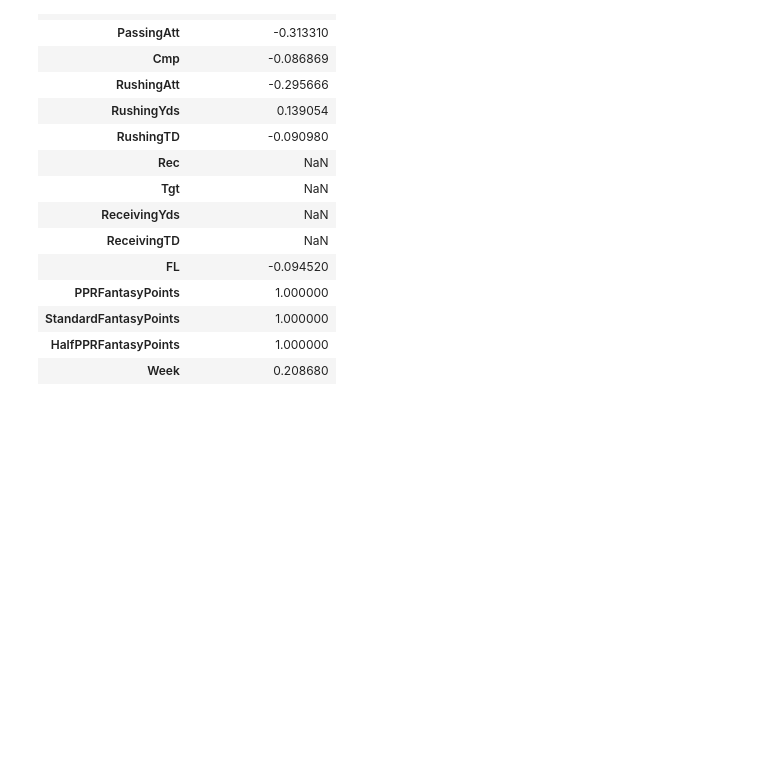
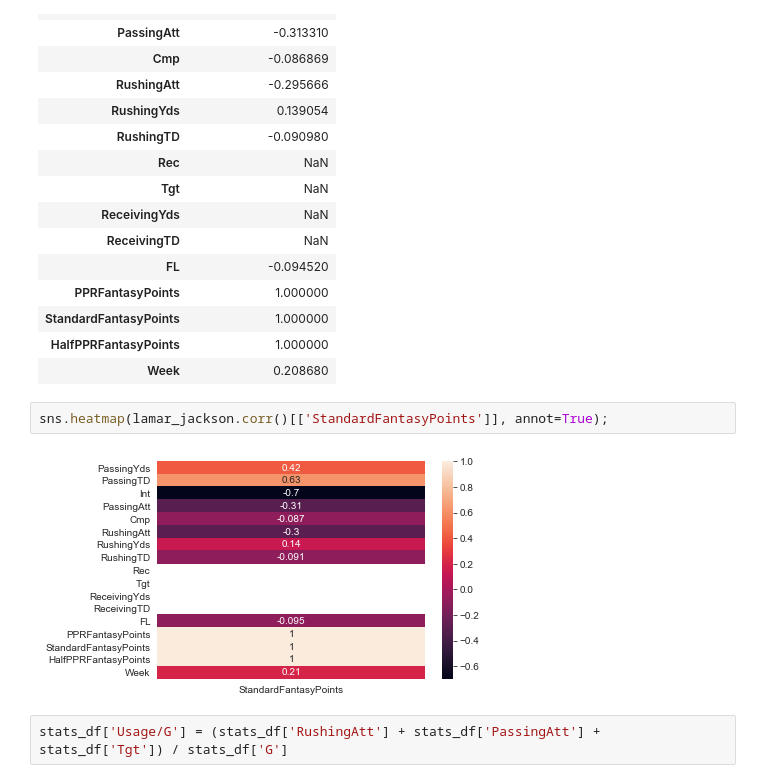
Before and after one commit to srtalaie/FFDataProject, a Jupyter notebook: notebooks/UsageAndEfficiency.ipynb, the cells around one changed output. Cells and saved outputs as stored; diff of their text form; blank space fills up the shorter version.

```diff
--- a/notebooks/UsageAndEfficiency.ipynb
+++ b/notebooks/UsageAndEfficiency.ipynb
@@ -164,3 +164,9 @@ lamar_jackson.corr()[['StandardFantasyPoints']]
 | StandardFantasyPoints | 1.000000 |
 | HalfPPRFantasyPoints | 1.000000 |
 | Week | 0.208680 |
+# %%
+sns.heatmap(lamar_jackson.corr()[['StandardFantasyPoints']], annot=True);
+# %% [output]
+[figure, added]
+# %%
+stats_df['Usage/G'] = (stats_df['RushingAtt'] + stats_df['PassingAtt'] + stats_df['Tgt']) / stats_df['G']
```
Also changed, not shown: parts of 5 cells of this notebook, 1 other file.
